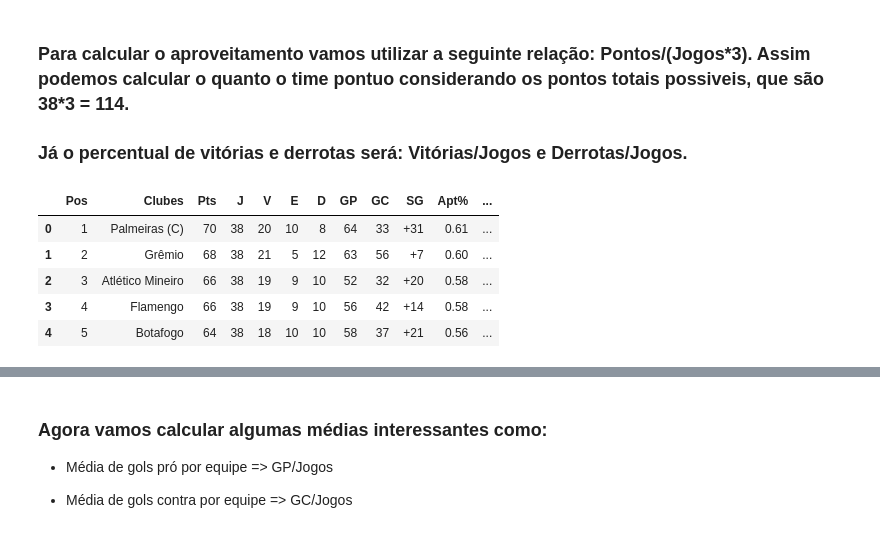
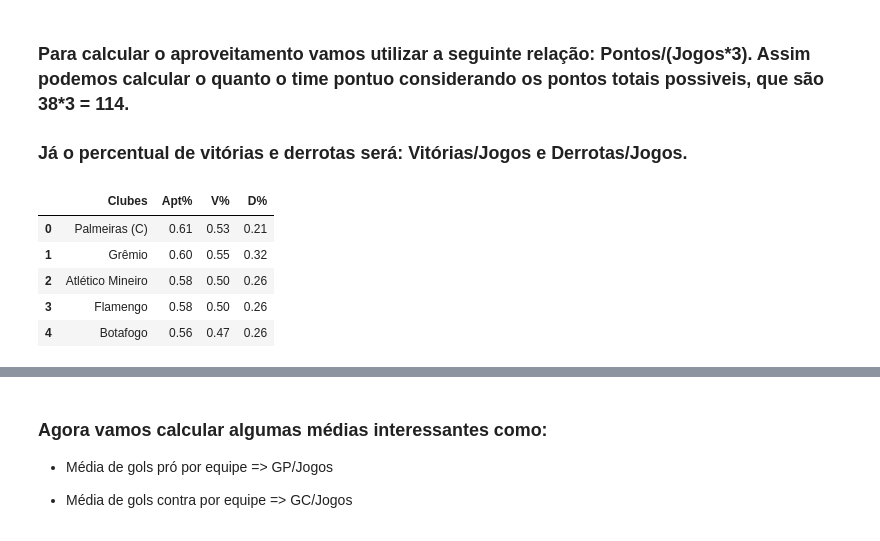
Before and after one commit to hugodevelopment/Web-Scraping, a Jupyter notebook: Análise_Brasileirão_2023.ipynb, the cells around one changed output, grey strips where cells are left out. Drawn from its saved outputs; the diff is of its cells as text; code cells hidden in the pictures.

```diff
--- a/Análise_Brasileirão_2023.ipynb
+++ b/Análise_Brasileirão_2023.ipynb
@@ -226,13 +245,15 @@ tabela_participações
 # %%
 # Calculando o aproveitamento de cada equipe
 tabela_participações["Apt%"] = round(tabela_participações["Pts"] / (tabela_participações["J"] * 3),2)
 tabela_participações["V%"] = round(tabela_participações["V"] / (tabela_participações["J"]),2)
 tabela_participações["D%"] = round(tabela_participações["D"] / (tabela_participações["J"]),2)
-tabela_participações.head(5)
+
+# Times com os melhores aproveitamentos e percentuais
+tabela_participações[["Clubes","Apt%","V%","D%"]].head(5)
 # %% [output]
-|  | Pos | Clubes | Pts | J | V | E | D | GP | GC | SG | Apt% | ... |
-| 0 | 1 | Palmeiras (C) | 70 | 38 | 20 | 10 | 8 | 64 | 33 | +31 | 0.61 | ... |
-| 1 | 2 | Grêmio | 68 | 38 | 21 | 5 | 12 | 63 | 56 | +7 | 0.60 | ... |
-| 2 | 3 | Atlético Mineiro | 66 | 38 | 19 | 9 | 10 | 52 | 32 | +20 | 0.58 | ... |
-| 3 | 4 | Flamengo | 66 | 38 | 19 | 9 | 10 | 56 | 42 | +14 | 0.58 | ... |
-| 4 | 5 | Botafogo | 64 | 38 | 18 | 10 | 10 | 58 | 37 | +21 | 0.56 | ... |
+|  | Clubes | Apt% | V% | D% |
+| 0 | Palmeiras (C) | 0.61 | 0.53 | 0.21 |
+| 1 | Grêmio | 0.60 | 0.55 | 0.32 |
+| 2 | Atlético Mineiro | 0.58 | 0.50 | 0.26 |
+| 3 | Flamengo | 0.58 | 0.50 | 0.26 |
+| 4 | Botafogo | 0.56 | 0.47 | 0.26 |
```
Also changed, not shown: parts of 36 cells of this notebook.
